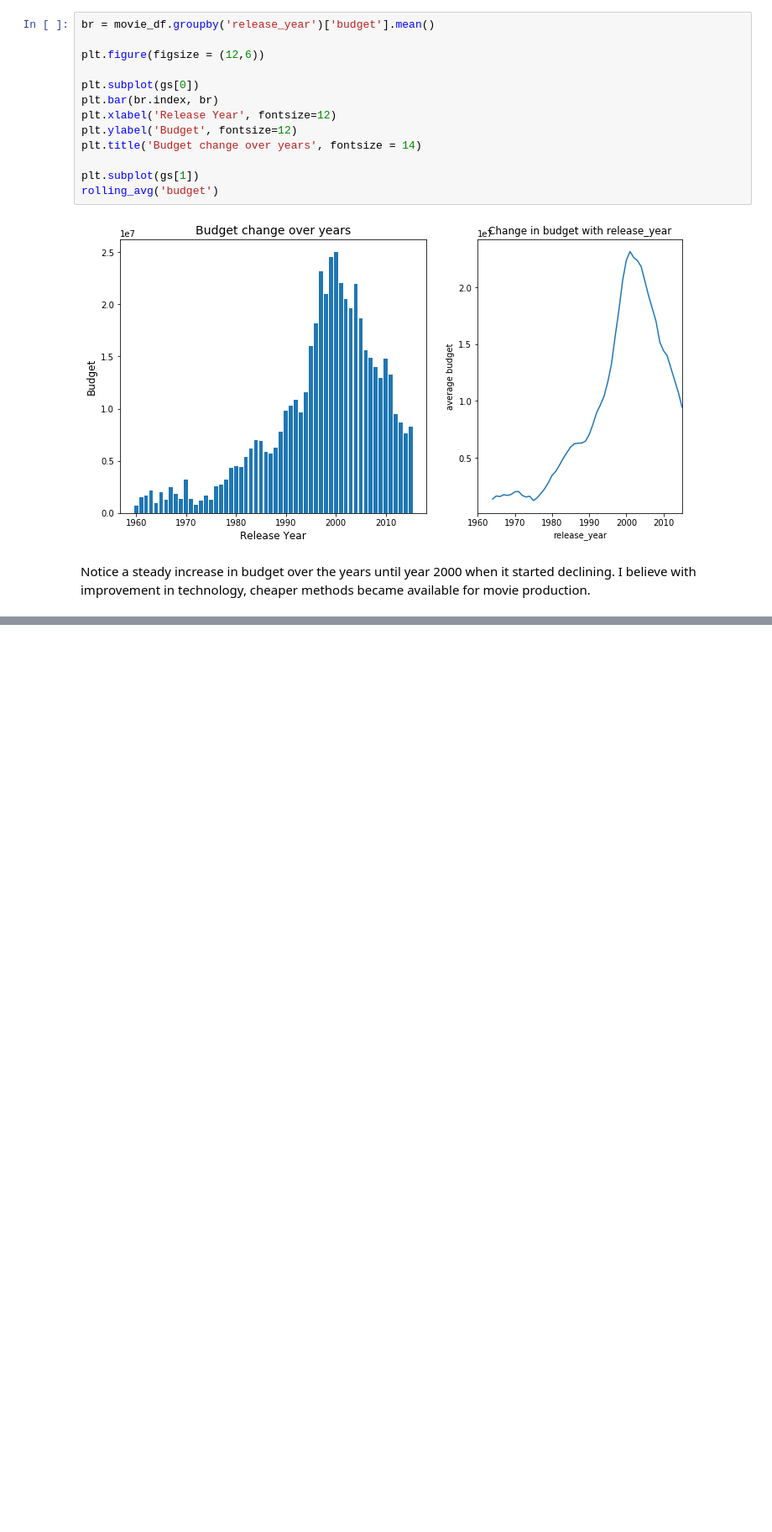
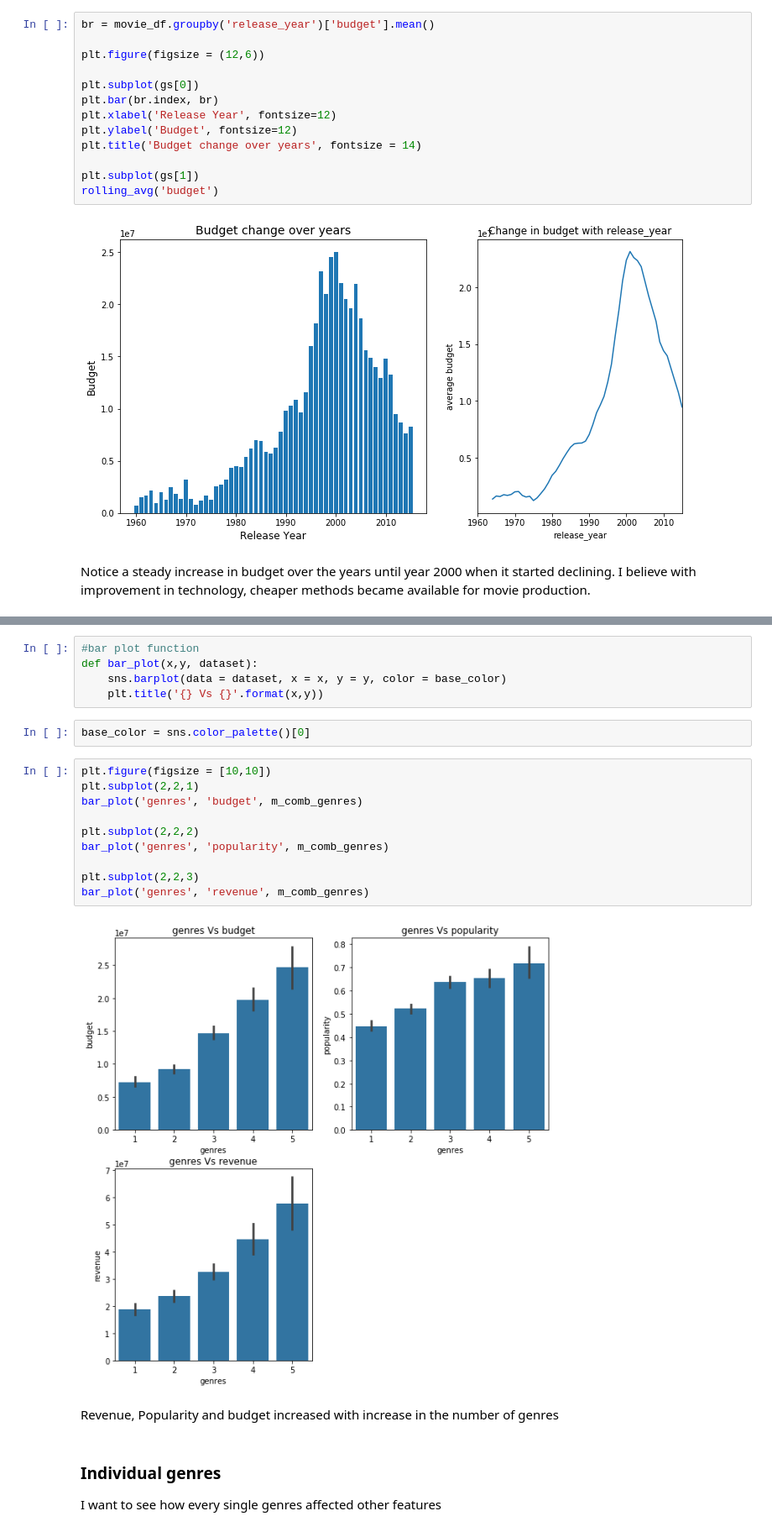
Before and after one commit to Godsfavour1/tmdb_movies_data_investigation, a Jupyter notebook: movies_data.ipynb, the cells around one changed output, grey strips where cells are left out. Shown at 84% size. Cells and saved outputs as stored; diff of their text form; blank space fills up the shorter version.

Commit message:
further data wrangling

```diff
--- a/movies_data.ipynb
+++ b/movies_data.ipynb
@@ -387,0 +486,24 @@ Notice a steady increase in budget over the years until year 2000 when it starte
+# %%
+#bar plot function
+def bar_plot(x,y, dataset):
+    sns.barplot(data = dataset, x = x, y = y, color = base_color)
+    plt.title('{} Vs {}'.format(x,y))
+# %%
+base_color = sns.color_palette()[0]
+# %%
+plt.figure(figsize = [10,10])
+plt.subplot(2,2,1)
+bar_plot('genres', 'budget', m_comb_genres)
+
+plt.subplot(2,2,2)
+bar_plot('genres', 'popularity', m_comb_genres)
+
+plt.subplot(2,2,3)
+bar_plot('genres', 'revenue', m_comb_genres)
+# %% [output]
+[figure, added]
+# %% [markdown]
+Revenue, Popularity and budget increased with increase in the number of genres
+# %% [markdown]
+### Individual genres
+I want to see how every single genres affected other features
```
Also changed, not shown: parts of 21 cells of this notebook.
